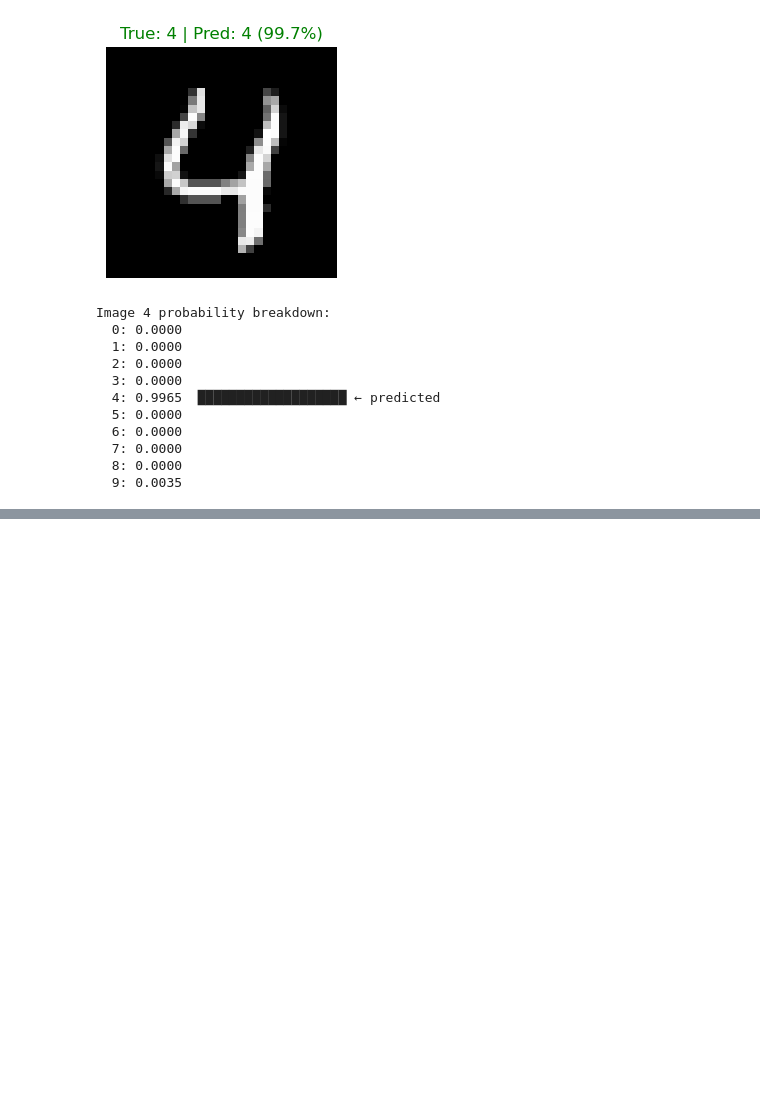
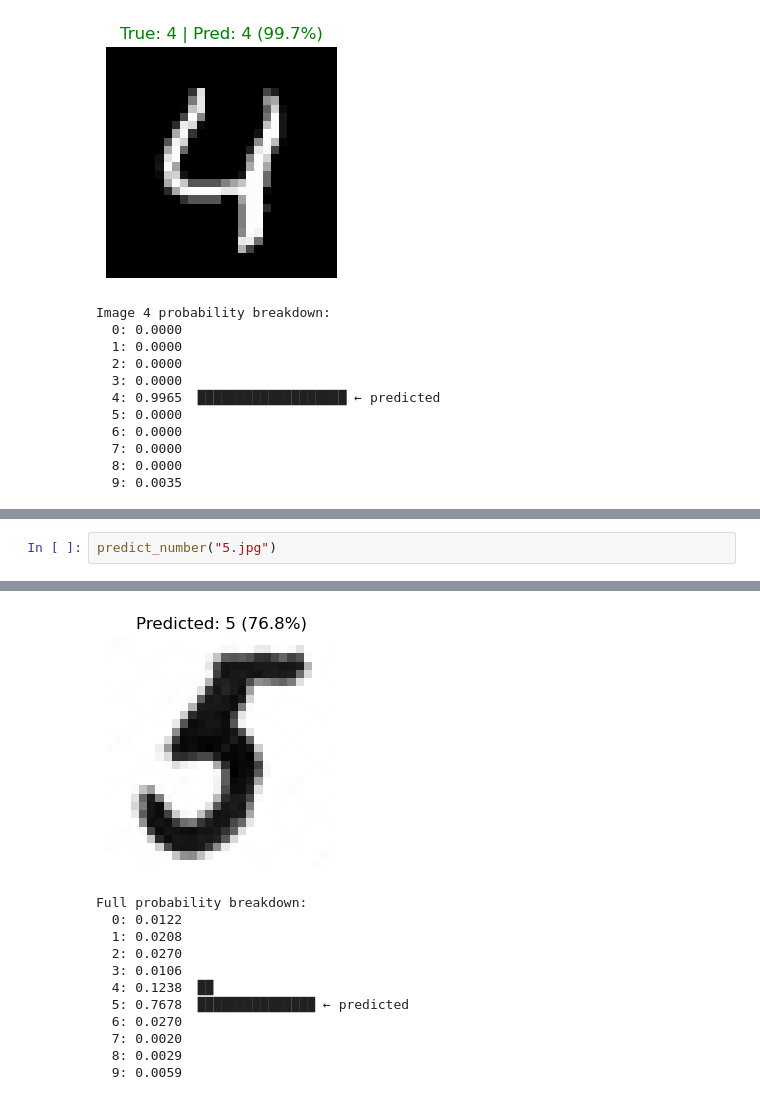
Before and after one commit to s3achan/Image-Detection, a Jupyter notebook: Cnn_Prediction.ipynb, the cells around one changed output, grey strips where cells are left out. Saved outputs shown, nothing was run; the diff lists cells and outputs as text; blank space fills up the shorter version.

```diff
--- a/Cnn_Prediction.ipynb
+++ b/Cnn_Prediction.ipynb
@@ -212,0 +251,3 @@ Image 4 probability breakdown:
+# %%
+predict_number("5.jpg")
+# %% [output]
@@ -212,0 +255,12 @@ Image 4 probability breakdown:
+[figure, added]
+Full probability breakdown:
+  0: 0.0122
+  1: 0.0208
+  2: 0.0270
+  3: 0.0106
+  4: 0.1238  ██
+  5: 0.7678  ███████████████ ← predicted
+  6: 0.0270
+  7: 0.0020
+  8: 0.0029
+  9: 0.0059
```
Also changed, not shown: parts of 3 cells of this notebook, 2 other files.
